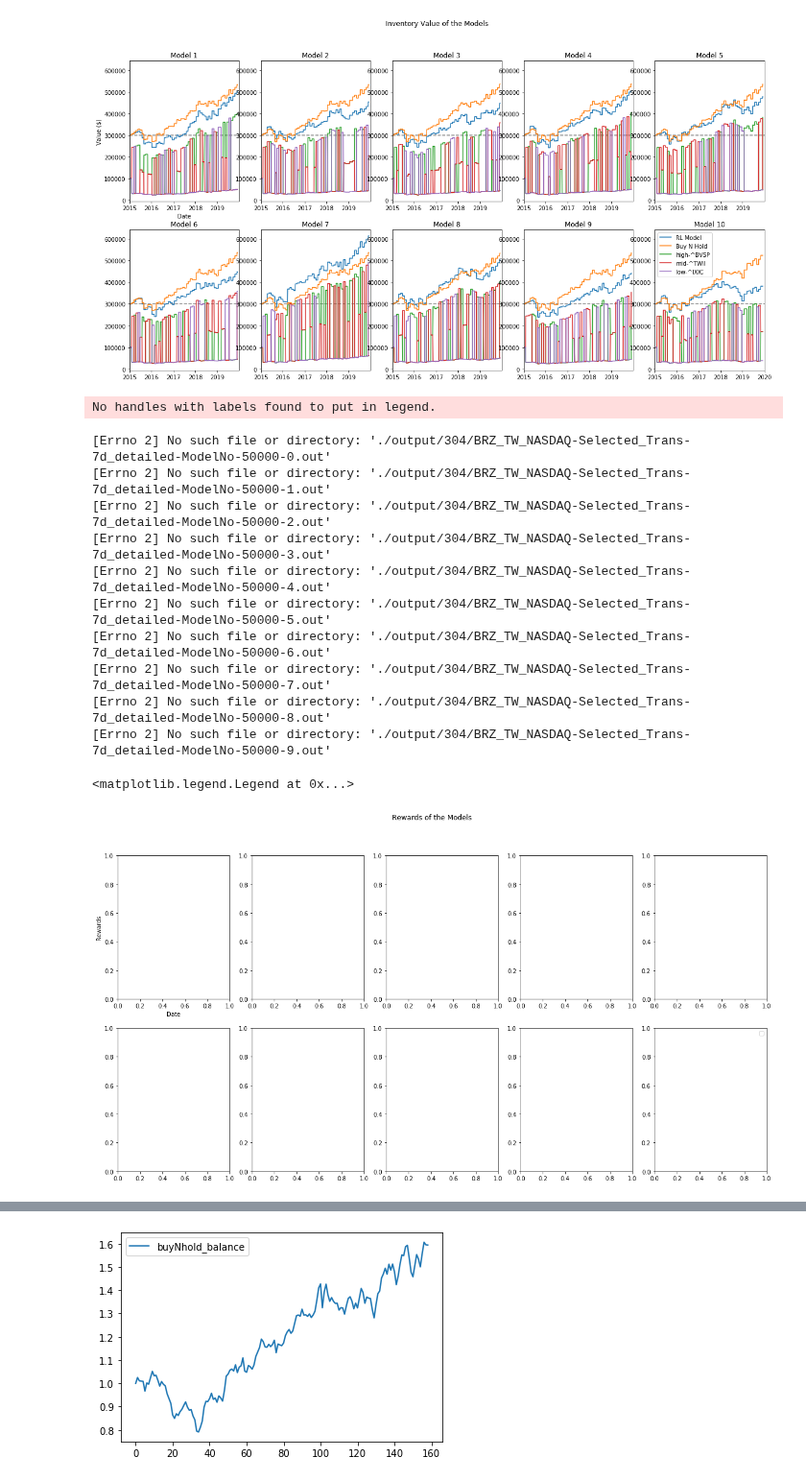
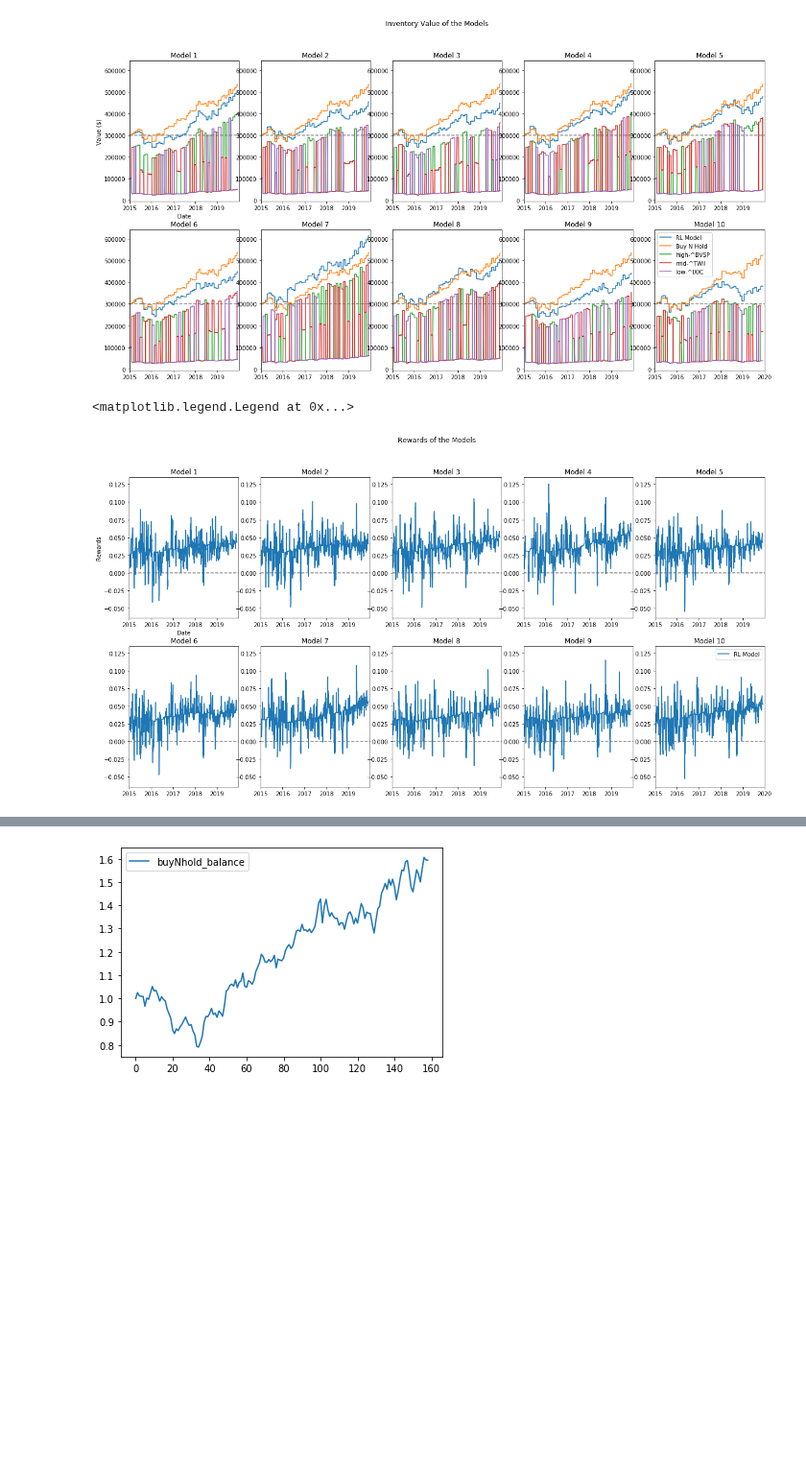
Before and after one commit to lzcaisg/reinforcement_trader, a Jupyter notebook: from github/Stock-Trading-Environment/v301 analyze reward.ipynb, the cells around one changed output, grey strips where cells are left out. Shown at 96% size. Cells and saved outputs as stored; diff of their text form; code cells hidden in the pictures; blank space fills up the shorter version.

```diff
--- a/from github/Stock-Trading-Environment/v301 analyze reward.ipynb
+++ b/from github/Stock-Trading-Environment/v301 analyze reward.ipynb
@@ -524,47 +524,36 @@ labels = ["high-^BVSP", "mid-^TWII", "low-^IXIC"]
 for i in range(10):
     try:
         if i == 0:
             ax0 = plt.subplot(2, 5, 1)
             plt.xlabel("Date")
             plt.ylabel("Rewards")
             ax = ax0
         else:
             ax = plt.subplot(2, 5, i+1, sharex=ax0, sharey = ax0)
 
-        record = pickle.load(open(path.join(DIR,"BRZ_TW_NASDAQ-Selected_Trans-7d_detailed-ModelNo-50000-"+str(i)+".out"), "rb"))
+        record = pickle.load(open(path.join(DIR,"BRZ_TW_NASDAQ-Selected_Trans-withleakage_detailed-ModelNo-50000-"+str(i)+".out"), "rb"))
         df = pd.DataFrame(record)
 #         plt.axhline(y=0, color = "grey", linestyle='--')
         plt.axhline(y=0, color = "grey", linestyle='--')
         plt.xlim((pd.Timestamp('2015-01-01'),pd.Timestamp('2019-12-31')))
 #         plt.ylim(-0.05,0.1)
         ax.set_xticks([pd.Timestamp('2015-01-01'), pd.Timestamp('2016-01-01'),
                        pd.Timestamp('2017-01-01'), pd.Timestamp('2018-01-01'),
                        pd.Timestamp('2019-01-01'), pd.Timestamp('2020-01-01')])
         plt.plot(df['date'], df['rewards'], label="RL Model")
 #         plt.plot(df['date'], df['buyNhold_balance'], label="Buy N Hold")
 
 #         for j in range(3):
 #             plt.plot(df['date'], [tmp[j] for tmp in df['inventory']/1000000], label = labels[j])
 # #             first_price = df['actual_price'][0][j]
 # #             plt.plot(df['date'], [tmp[j]/first_price*300000 for tmp in df['actual_price']])
         plt.title("Model "+str(i+1))
     except Exception as e:
         print(e)
 plt.legend()
 # %% [output]
-No handles with labels found to put in legend.
+<matplotlib.legend.Legend at 0x...>
-[Errno 2] No such file or directory: './output/304/BRZ_TW_NASDAQ-Selected_Trans-7d_detailed-ModelNo-50000-0.out'
-[Errno 2] No such file or directory: './output/304/BRZ_TW_NASDAQ-Selected_Trans-7d_detailed-ModelNo-50000-1.out'
-[Errno 2] No such file or directory: './output/304/BRZ_TW_NASDAQ-Selected_Trans-7d_detailed-ModelNo-50000-2.out'
-[Errno 2] No such file or directory: './output/304/BRZ_TW_NASDAQ-Selected_Trans-7d_detailed-ModelNo-50000-3.out'
-[Errno 2] No such file or directory: './output/304/BRZ_TW_NASDAQ-Selected_Trans-7d_detailed-ModelNo-50000-4.out'
-[Errno 2] No such file or directory: './output/304/BRZ_TW_NASDAQ-Selected_Trans-7d_detailed-ModelNo-50000-5.out'
-[Errno 2] No such file or directory: './output/304/BRZ_TW_NASDAQ-Selected_Trans-7d_detailed-ModelNo-50000-6.out'
-[Errno 2] No such file or directory: './output/304/BRZ_TW_NASDAQ-Selected_Trans-7d_detailed-ModelNo-50000-7.out'
-[Errno 2] No such file or directory: './output/304/BRZ_TW_NASDAQ-Selected_Trans-7d_detailed-ModelNo-50000-8.out'
-[Errno 2] No such file or directory: './output/304/BRZ_TW_NASDAQ-Selected_Trans-7d_detailed-ModelNo-50000-9.out'
-<matplotlib.legend.Legend at 0x...>
-[figure, old version]
+[figure, new version]
 # %%
 DIR = "./output/304"
 axx = plt.figure(figsize=(20,10))
```
Also changed, not shown: parts of 1 cell of this notebook, 23 other files.
